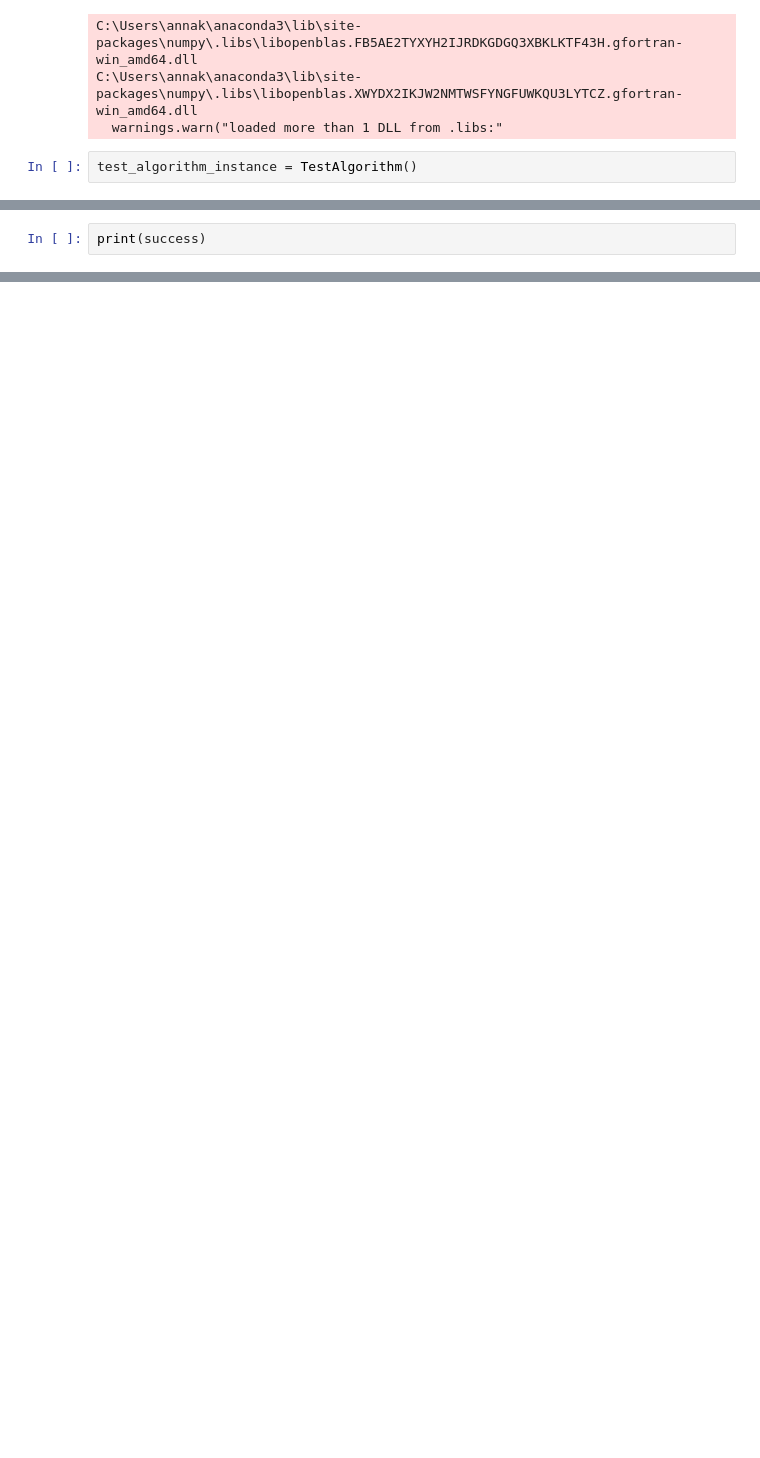
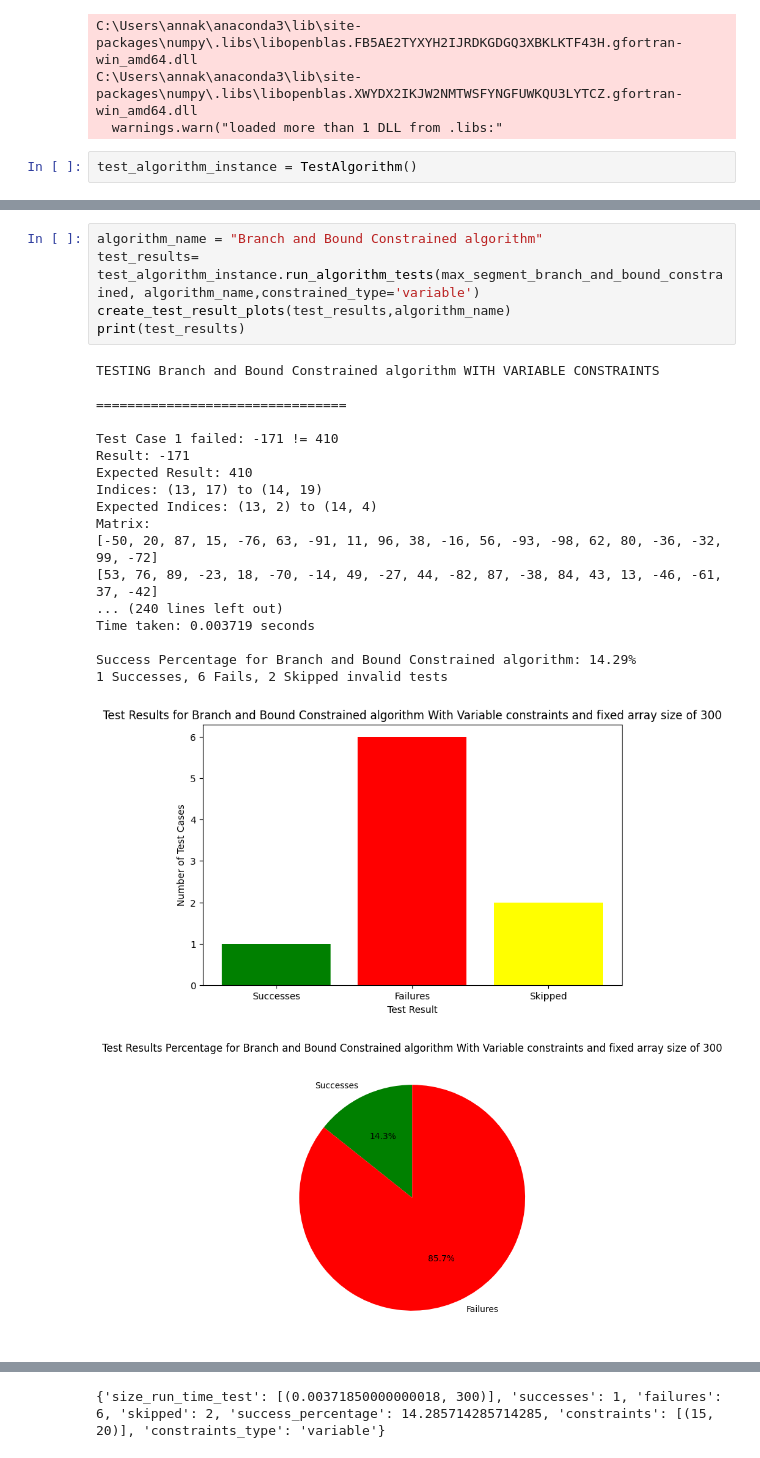
Before and after one commit to Amrithya/Advanced-Algorithm-Project-2023-2024, a Jupyter notebook: main_anna.ipynb, the cells around one changed output, grey strips where cells are left out. Cells and saved outputs as stored; diff of their text form; blank space fills up the shorter version.

```diff
--- a/main_anna.ipynb
+++ b/main_anna.ipynb
@@ -34,2 +39,25 @@ KeyboardInterrupt:
 # %%
-print(success)
+algorithm_name = "Branch and Bound Constrained algorithm"
+test_results= test_algorithm_instance.run_algorithm_tests(max_segment_branch_and_bound_constrained, algorithm_name,constrained_type='variable')
+create_test_result_plots(test_results,algorithm_name)
+print(test_results)
+# %% [output]
+TESTING Branch and Bound Constrained algorithm WITH VARIABLE CONSTRAINTS
+
+================================
+
+Test Case 1 failed: -171 != 410
+Result: -171
+Expected Result: 410
+Indices: (13, 17) to (14, 19)
+Expected Indices: (13, 2) to (14, 4)
+Matrix:
+[-50, 20, 87, 15, -76, 63, -91, 11, 96, 38, -16, 56, -93, -98, 62, 80, -36, -32, 99, -72]
+[53, 76, 89, -23, 18, -70, -14, 49, -27, 44, -82, 87, -38, 84, 43, 13, -46, -61, 37, -42]
+... (240 lines left out)
+Time taken: 0.003719 seconds
+
+Success Percentage for Branch and Bound Constrained algorithm: 14.29%
+1 Successes, 6 Fails, 2 Skipped invalid tests
+[figure, added]
+[figure, added]
@@ -35,0 +65 @@ print(success)
+{'size_run_time_test': [(0.00371850000000018, 300)], 'successes': 1, 'failures': 6, 'skipped': 2, 'success_percentage': 14.285714285714285, 'constraints': [(15, 20)], 'constraints_type': 'variable'}
```
Also changed, not shown: parts of 4 cells of this notebook.
